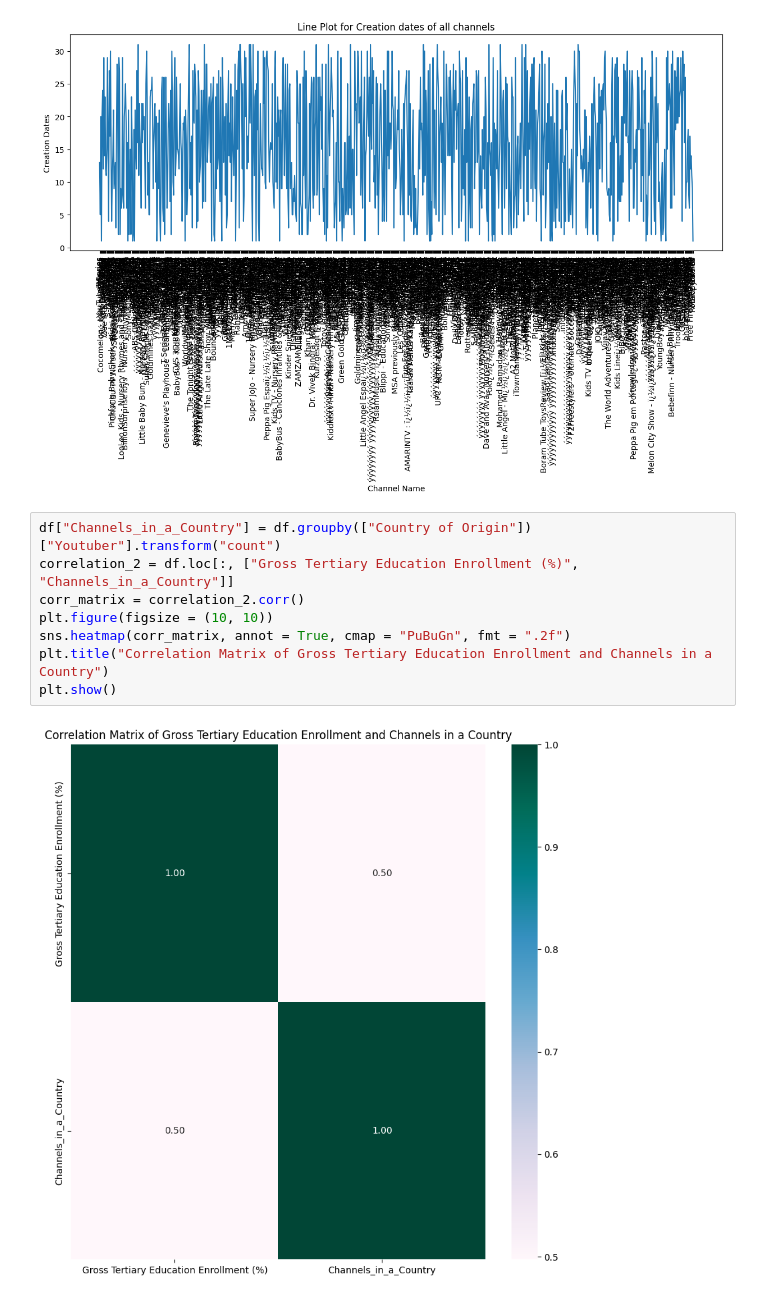
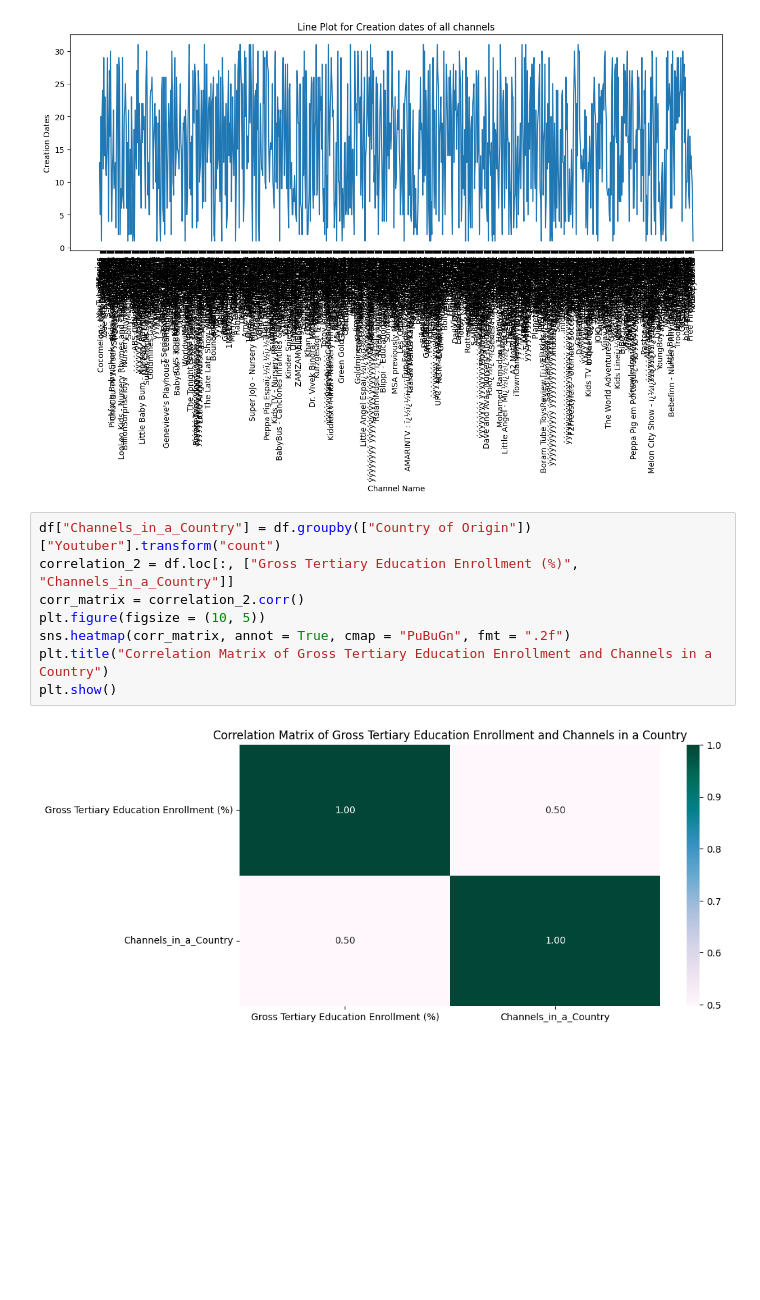
Before and after one commit to dheerajrajappikonda/EDA, a Jupyter notebook: EDA_Youtube.ipynb, the cells around one changed output. Drawn from its saved outputs; the diff is of its cells as text; blank space fills up the shorter version.

```diff
--- a/EDA_Youtube.ipynb
+++ b/EDA_Youtube.ipynb
@@ -372,13 +372,13 @@ plt.show()
 # %%
 df["Channels_in_a_Country"] = df.groupby(["Country of Origin"])["Youtuber"].transform("count")
 correlation_2 = df.loc[:, ["Gross Tertiary Education Enrollment (%)", "Channels_in_a_Country"]]
 corr_matrix = correlation_2.corr()
-plt.figure(figsize = (10, 10))
+plt.figure(figsize = (10, 5))
 sns.heatmap(corr_matrix, annot = True, cmap = "PuBuGn", fmt = ".2f")
 plt.title("Correlation Matrix of Gross Tertiary Education Enrollment and Channels in a Country")
 plt.show()
 # %% [output]
-[figure, old version]
+[figure, new version]
 # %%
 grouped_data_6 = df.groupby(["Country of Origin"])["Youtuber"].count().sort_values(ascending = False)
 Top_10_Countries = grouped_data_6.index[0:10]
```
Also changed, not shown: parts of 8 cells of this notebook.
